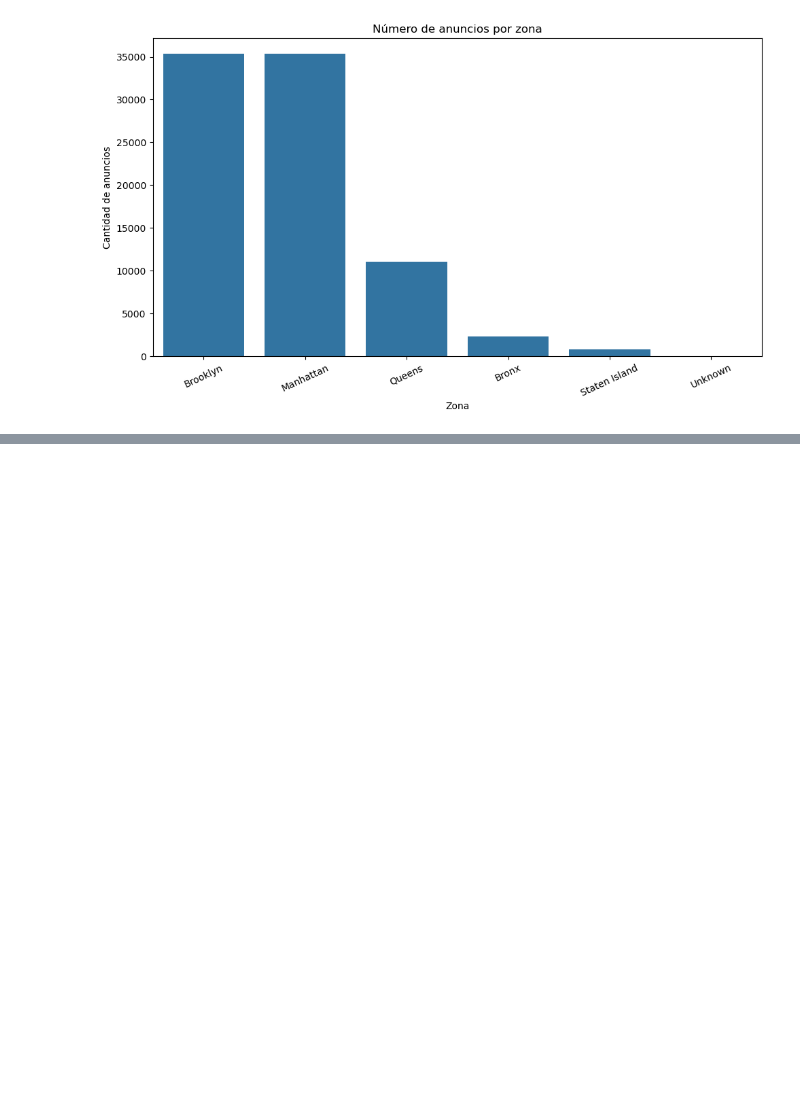
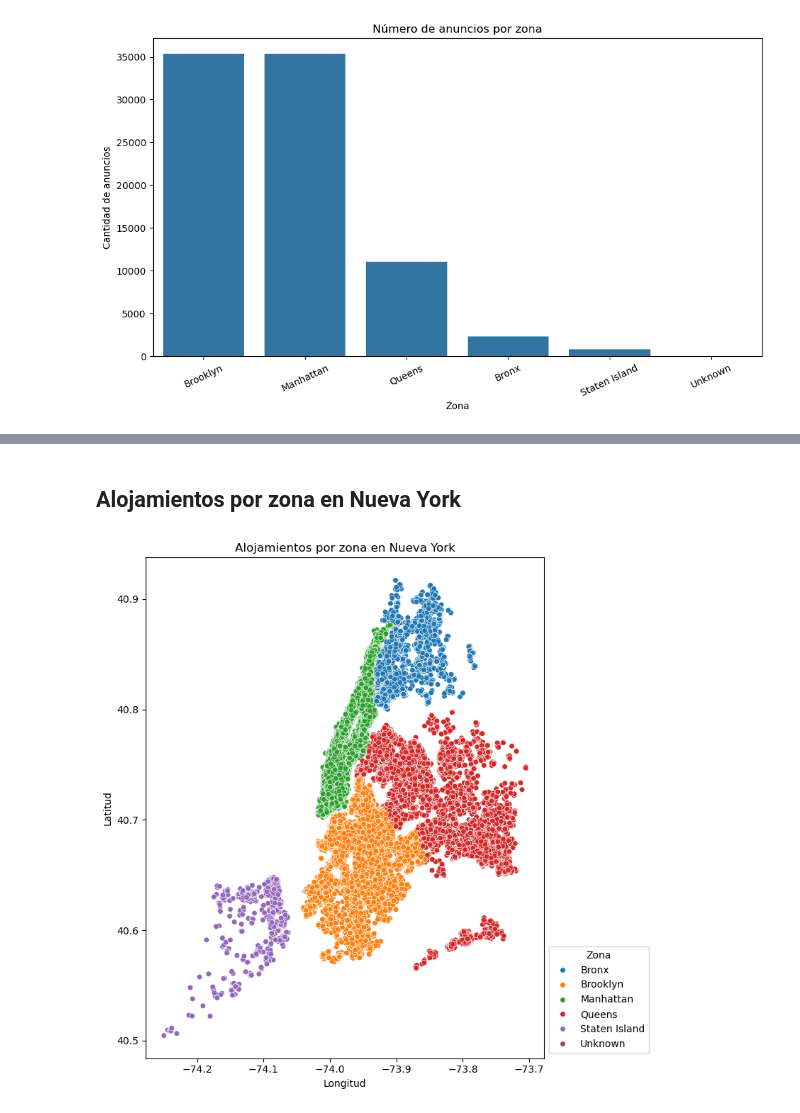
Before and after one commit to OscarFdz24/ProyectoEDA_Airbnb_Evolve, a Jupyter notebook: notebooks/03_Data_VisualizationEDA.ipynb, the cells around one changed output, grey strips where cells are left out. Saved outputs shown, nothing was run; the diff lists cells and outputs as text; code cells hidden in the pictures; blank space fills up the shorter version.

```diff
--- a/notebooks/03_Data_VisualizationEDA.ipynb
+++ b/notebooks/03_Data_VisualizationEDA.ipynb
@@ -244,0 +367,20 @@ plt.show()
+# %% [markdown]
+## Alojamientos por zona en Nueva York
+# %%
+plt.figure(figsize=(8, 8))
+sns.scatterplot(
+    data=df_airbnb,
+    x="long",
+    y="lat",
+    hue="neighbourhood_group",
+    s=30,
+    alpha=1
+)
+plt.title("Alojamientos por zona en Nueva York")
+plt.xlabel("Longitud")
+plt.ylabel("Latitud")
+plt.legend(title="Zona", loc="lower left", bbox_to_anchor=(1, 0))
+plt.tight_layout()
+plt.show()
+# %% [output]
+[figure, added]
```
Also changed, not shown: parts of 23 cells of this notebook.
